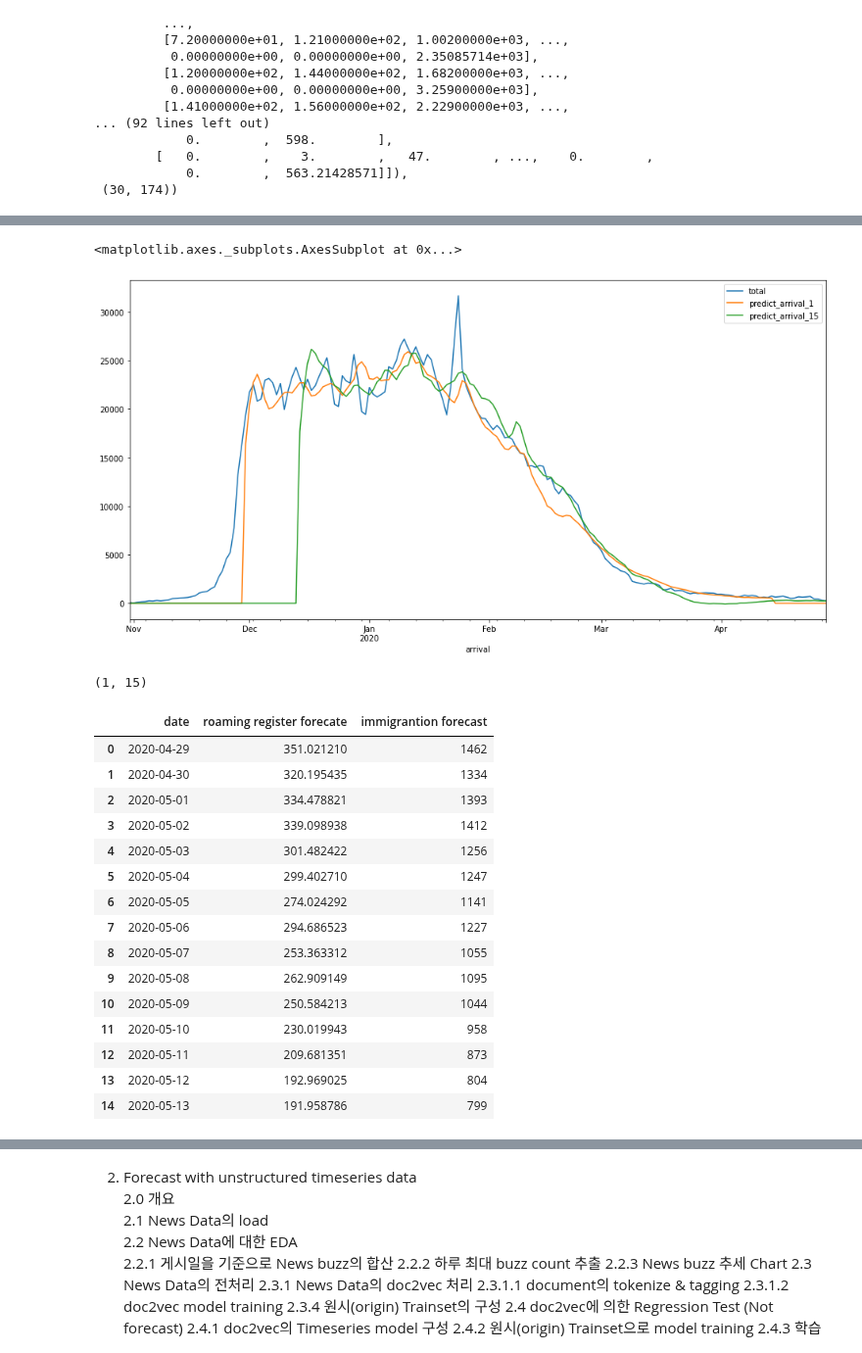
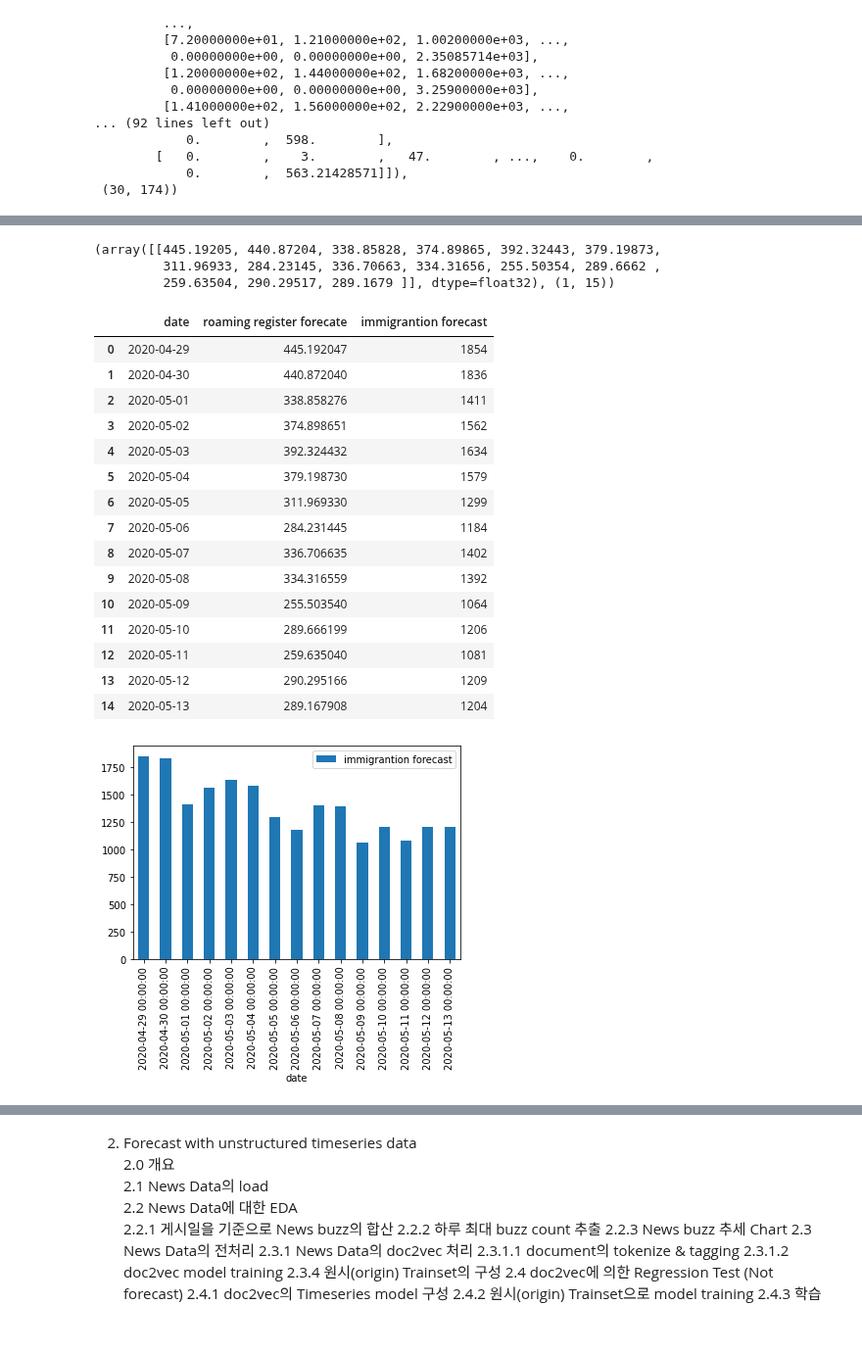
Before and after one commit to dolmani38/ai_corona, a Jupyter notebook: analysis_corona.ipynb, the cells around one changed output, grey strips where cells are left out. Shown at 98% size. Saved outputs shown, nothing was run; the diff lists cells and outputs as text; code cells hidden in the pictures.

```diff
--- a/analysis_corona.ipynb
+++ b/analysis_corona.ipynb
@@ -359,15 +355,3 @@ a
-# %%
-# 1.5.4 과거 Data에서 실등록자 count와 예측 count의 비교
-
-# 예측치를 chart에 같이 그려서 확인
-comp_ds = raw_ds.copy()
-comp_ds['predict_arrival_1'] = predit[0]
-comp_ds['predict_arrival_15'] = predit[14]
-comp_ds.plot(y=['total','predict_arrival_1','predict_arrival_15'],figsize=(16,8))
-# 예측치가 overfit 되어 보이기도...
-# %% [output]
-<matplotlib.axes._subplots.AxesSubplot at 0x...>
-[figure, removed]
 # %%
 # 1.6  향후 15일 예측
 # 1.6.1 testset (마지막 30일)의 inference
@@ -377,40 +361,46 @@ comp_ds.plot(y=['total','predict_arrival_1','predict_arrival_15'],figsize=(16,8)
 
 test_x = test_x.reshape(-1,window,size)
 predit_y = model.predict(test_x)
-predit_y.shape
+predit_y, predit_y.shape
 # %% [output]
-(1, 15)
+(array([[445.19205, 440.87204, 338.85828, 374.89865, 392.32443, 379.19873,
+         311.96933, 284.23145, 336.70663, 334.31656, 255.50354, 289.6662 ,
+         259.63504, 290.29517, 289.1679 ]], dtype=float32), (1, 15))
 # %%
 # 1.6.2 로밍등록자 예측 Count에서 실입국자 보정 처리 및 결과 표출
+def display_result(predit_y):
+  predic_ds = []
+  # 로밍등록자는 실 입국자의 약 24%에 해당되므로.. 이를 보정 처리 한다.
+  #predit_y1 = predit_y * 100/24
+  from datetime import datetime, timedelta
+  last_date = raw_ds.index[-1]
+  #print('============================================================')
+  for predict_count in predit_y[0]:
+    last_date += timedelta(days=1)
+    #print('Forecast of the number of immigrants on ' +str(last_date)[10]+ ':',int(predict_count))
+    predic_ds.append({'date':last_date,'roaming register forecate':predict_count, 'immigrantion forecast':int(predict_count * 100/24)})
+  #print('============================================================')
 
-predic_ds = []
-# 로밍등록자는 실 입국자의 약 24%에 해당되므로.. 이를 보정 처리 한다.
-#predit_y1 = predit_y * 100/24
-from datetime import datetime, timedelta
-last_date = raw_ds.index[-1]
-#print('============================================================')
-for predict_count in predit_y[0]:
-  last_date += timedelta(days=1)
-  #print('Forecast of the number of immigrants on ' +str(last_date)[10]+ ':',int(predict_count))
-  predic_ds.append({'date':last_date,'roaming register forecate':predict_count, 'immigrantion forecast':int(predict_count * 100/24)})
-#print('============================================================')
+  predic_ds = pd.DataFrame(predic_ds)
+  predic_ds.plot(x='date',y='immigrantion forecast',kind='bar')
+  return predic_ds
 
-predic_ds = pd.DataFrame(predic_ds)
-predic_ds
+display_result(predit_y)
 # %% [output]
 |  | date | roaming register forecate | immigrantion forecast |
-| 0 | 2020-04-29 | 351.021210 | 1462 |
-| 1 | 2020-04-30 | 320.195435 | 1334 |
-| 2 | 2020-05-01 | 334.478821 | 1393 |
-| 3 | 2020-05-02 | 339.098938 | 1412 |
-| 4 | 2020-05-03 | 301.482422 | 1256 |
-| 5 | 2020-05-04 | 299.402710 | 1247 |
-| 6 | 2020-05-05 | 274.024292 | 1141 |
-| 7 | 2020-05-06 | 294.686523 | 1227 |
-| 8 | 2020-05-07 | 253.363312 | 1055 |
-| 9 | 2020-05-08 | 262.909149 | 1095 |
-| 10 | 2020-05-09 | 250.584213 | 1044 |
-| 11 | 2020-05-10 | 230.019943 | 958 |
-| 12 | 2020-05-11 | 209.681351 | 873 |
-| 13 | 2020-05-12 | 192.969025 | 804 |
-| 14 | 2020-05-13 | 191.958786 | 799 |
+| 0 | 2020-04-29 | 445.192047 | 1854 |
+| 1 | 2020-04-30 | 440.872040 | 1836 |
+| 2 | 2020-05-01 | 338.858276 | 1411 |
+| 3 | 2020-05-02 | 374.898651 | 1562 |
+| 4 | 2020-05-03 | 392.324432 | 1634 |
+| 5 | 2020-05-04 | 379.198730 | 1579 |
+| 6 | 2020-05-05 | 311.969330 | 1299 |
+| 7 | 2020-05-06 | 284.231445 | 1184 |
+| 8 | 2020-05-07 | 336.706635 | 1402 |
+| 9 | 2020-05-08 | 334.316559 | 1392 |
+| 10 | 2020-05-09 | 255.503540 | 1064 |
+| 11 | 2020-05-10 | 289.666199 | 1206 |
+| 12 | 2020-05-11 | 259.635040 | 1081 |
+| 13 | 2020-05-12 | 290.295166 | 1209 |
+| 14 | 2020-05-13 | 289.167908 | 1204 |
+[figure, added]
```
Also changed, not shown: parts of 51 cells of this notebook.
